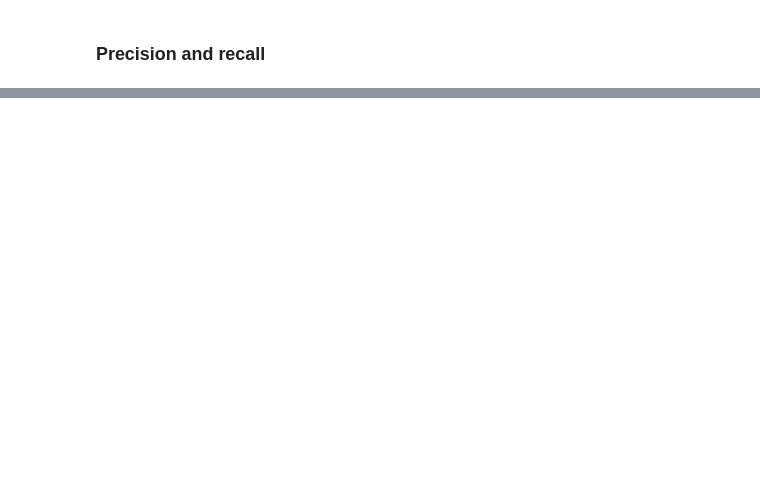
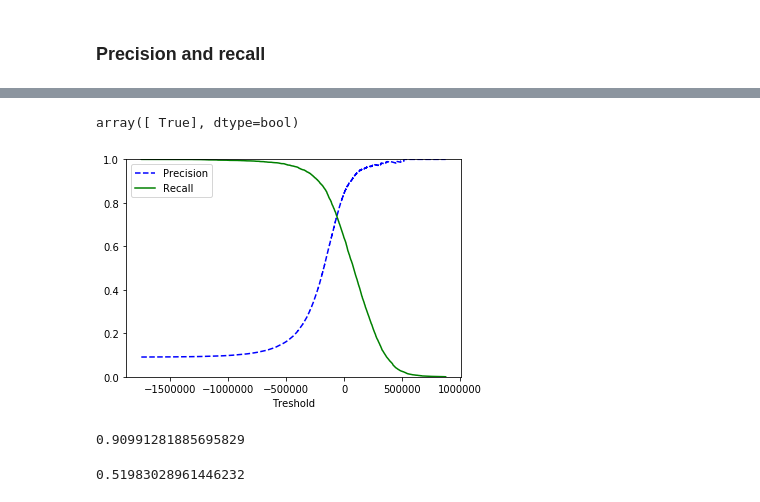
Before and after one commit to sebastienharinck/Courses, a Jupyter notebook: hands-on-machine-learning-with-scikit-learn-and-tensorflow/03_classification.ipynb, the cells around one changed output, grey strips where cells are left out. Cells and saved outputs as stored; diff of their text form; code cells hidden in the pictures; blank space fills up the shorter version.

Commit message:
hands-on machine learning classification precision/recall tradeoff

```diff
--- a/hands-on-machine-learning-with-scikit-learn-and-tensorflow/03_classification.ipynb
+++ b/hands-on-machine-learning-with-scikit-learn-and-tensorflow/03_classification.ipynb
@@ -175,0 +188,6 @@ f1_score(y_train_5, y_train_pred)
+# %%
+y_some_digit_pred
+# %% [output]
+array([ True], dtype=bool)
+# %%
+y_scores = cross_val_predict(sgd_clf, X_train, y_train_5, cv=3, method='decision_function')
@@ -175,0 +196,13 @@ f1_score(y_train_5, y_train_pred)
+# %%
+precisions, recalls, tresholds = precision_recall_curve(y_train_5, y_scores)
+# %%
+def plot_precision_recall_vs_treshold(precisions, recalls, thresholds):
+    plt.plot(tresholds, precisions[:-1], "b--", label='Precision')
+    plt.plot(tresholds, recalls[:-1], "g-", label='Recall')
+    plt.xlabel('Treshold')
+    plt.legend(loc='upper left')
+    plt.ylim([0,1])
+# %%
+plot_precision_recall_vs_treshold(precisions, recalls, tresholds)
+# %% [output]
+[figure, added]
@@ -175,0 +211,8 @@ f1_score(y_train_5, y_train_pred)
+# %%
+precision_score(y_train_5, y_train_90)
+# %% [output]
+0.90991281885695829
+# %%
+recall_score(y_train_5, y_train_90)
+# %% [output]
+0.51983028961446232
```
Also changed, not shown: parts of 16 cells of this notebook.
